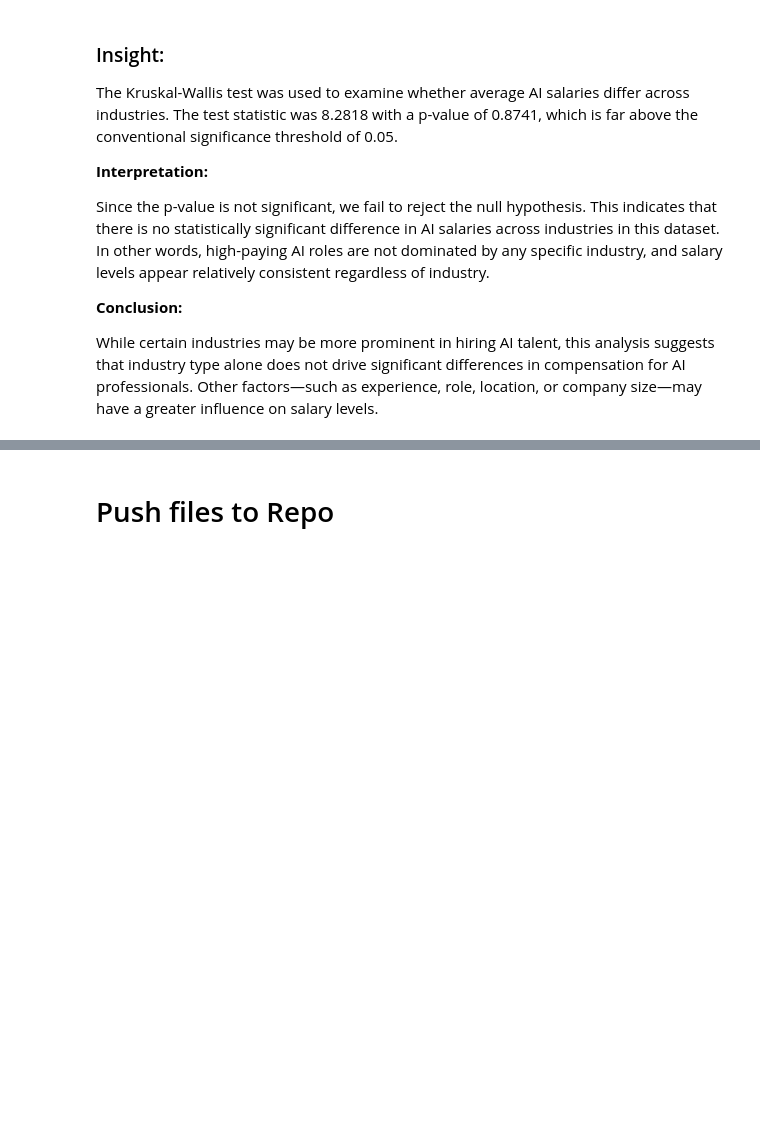
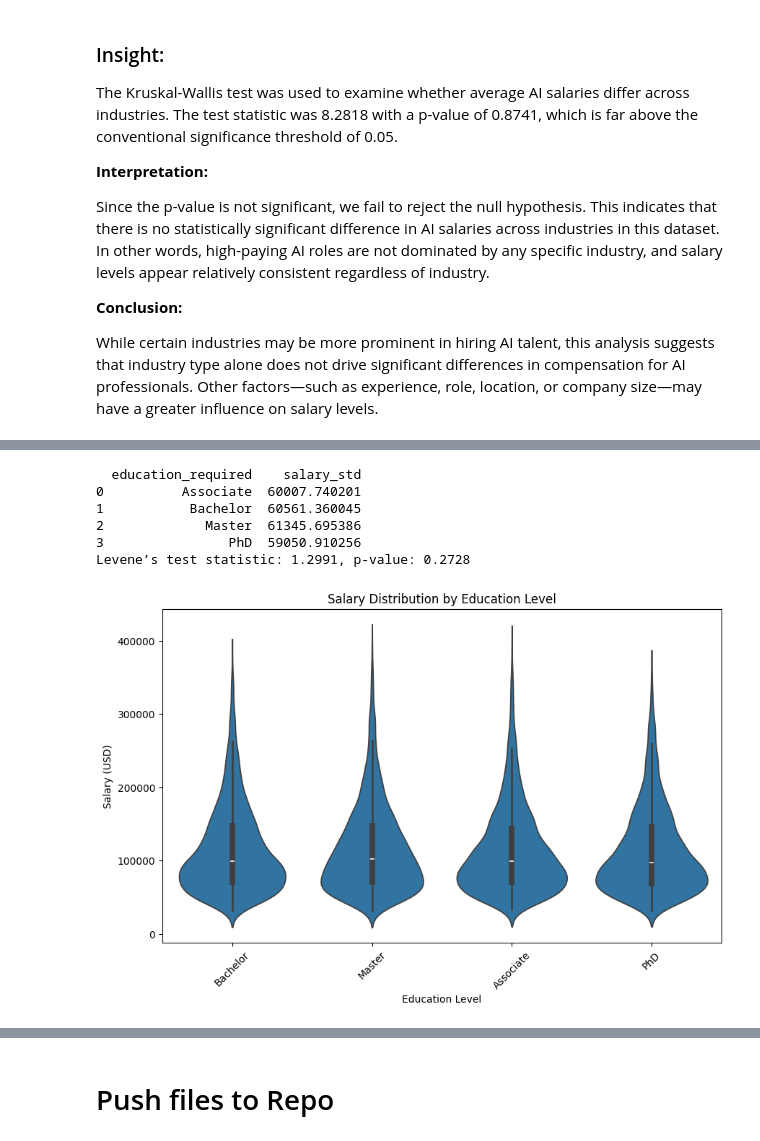
Before and after one commit to tanzilachand/Global-_AI_Job_Market_Salary_Trends_2025, a Jupyter notebook: jupyter_notebooks/Hypothesis_Testing.ipynb, the cells around one changed output, grey strips where cells are left out. Saved outputs shown, nothing was run; the diff lists cells and outputs as text; code cells hidden in the pictures; blank space fills up the shorter version.

```diff
--- a/jupyter_notebooks/Hypothesis_Testing.ipynb
+++ b/jupyter_notebooks/Hypothesis_Testing.ipynb
@@ -486,0 +503,31 @@ While certain industries may be more prominent in hiring AI talent, this analysi
+# %%
+# Calculate standard deviation of salaries by education level
+std_by_education = df.groupby('education_required')['salary_usd'].std().reset_index()
+std_by_education.rename(columns={'salary_usd': 'salary_std'}, inplace=True)
+
+print(std_by_education)
+
+# apply Levene's test to assess homogeneity of variances
+groups = [group['salary_usd'].values for name, group in df.groupby('education_required')]
+
+stat, p = levene(*groups)
+print(f"Levene’s test statistic: {stat:.4f}, p-value: {p:.4f}")
+
+#plot
+
+# Violin plot ( shows distribution shape)
+plt.figure(figsize=(10,6))
+sns.violinplot(x='education_required', y='salary_usd', data=df)
+plt.title('Salary Distribution by Education Level')
+plt.xlabel('Education Level')
+plt.ylabel('Salary (USD)')
+plt.xticks(rotation=45)
+plt.show()
+# %% [output]
+  education_required    salary_std
+0          Associate  60007.740201
+1           Bachelor  60561.360045
+2             Master  61345.695386
+3                PhD  59050.910256
+Levene’s test statistic: 1.2991, p-value: 0.2728
+[figure, added]
```
Also changed, not shown: parts of 3 cells of this notebook.
